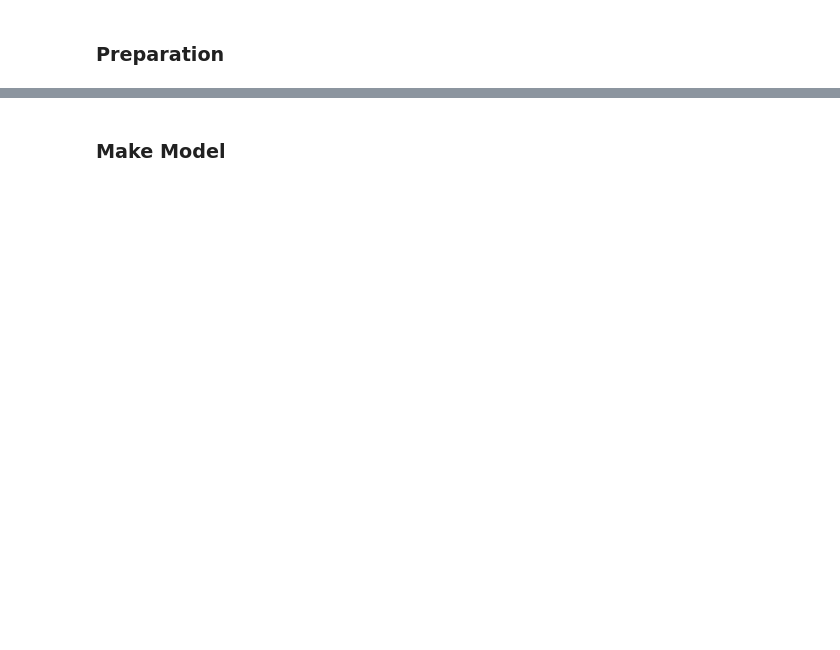
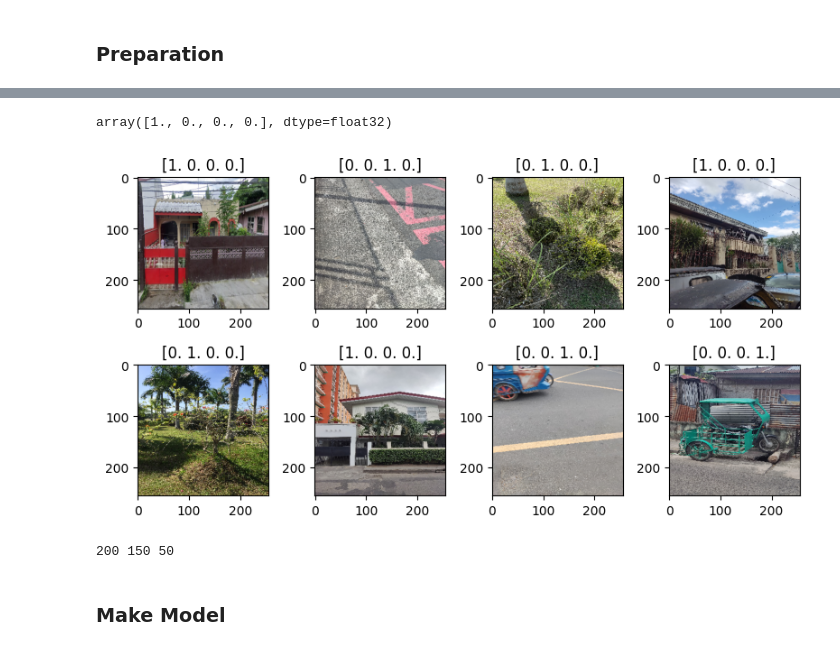
Before and after one commit to RiceWater/New-Thesis, a Jupyter notebook: img_cls.ipynb, the cells around one changed output, grey strips where cells are left out. Drawn from its saved outputs; the diff is of its cells as text; code cells hidden in the pictures; blank space fills up the shorter version.

```diff
--- a/img_cls.ipynb
+++ b/img_cls.ipynb
@@ -183,0 +36,13 @@ train_set, val_set
+# %%
+labels = ['Building', 'Plant', 'Road', 'Vehicle']
+X_train = []
+y_train = []
+y_label_idx = []
+image_size = 256
+for i in labels:
+    folderPath = os.path.join('D:\DATASETS\For-Thesis\Labels', i)
+    for j in os.listdir(folderPath):
+        img = image_to_numpy.load_image_file(os.path.join(folderPath,j))
+        img = cv2.resize(img,(image_size, image_size))
+        X_train.append(img)
+        y_label_idx.append(labels.index(i))
@@ -183,0 +55,33 @@ train_set, val_set
+# %%
+y_one_hot[0]
+# %% [output]
+array([1., 0., 0., 0.], dtype=float32)
+# %%
+dataset = tf.data.Dataset.from_tensor_slices((X_train_scaled, y_one_hot))
+dataset = dataset.shuffle(buffer_size=dataset.cardinality(), seed=1).batch(8)
+# %%
+dataset_iter = dataset.as_numpy_iterator()
+# %%
+batch = dataset_iter.next()
+# %%
+fig, ax = plt.subplots(ncols=4, nrows=2, figsize=(8,4.5))
+for i in range(4):
+    ax[0][i].imshow(batch[0][i].astype(float))
+    ax[0][i].title.set_text(batch[1][i])
+
+for i in range(4,8):
+    ax[1][i - 4].imshow(batch[0][i].astype(float))
+    ax[1][i - 4].title.set_text(batch[1][i])
+
+fig.tight_layout()
+plt.subplots_adjust(hspace=0.1)
+plt.show()
+# %% [output]
+[figure, added]
+# %%
+total_batch_count = len(dataset)
+train_batch_count = total_batch_count // 4 * 3  # 75% of batches
+test_batch_count = total_batch_count - train_batch_count
+print(total_batch_count , train_batch_count, test_batch_count)
+# %% [output]
+200 150 50
```
Also changed, not shown: parts of 37 cells of this notebook, 17 other files.
